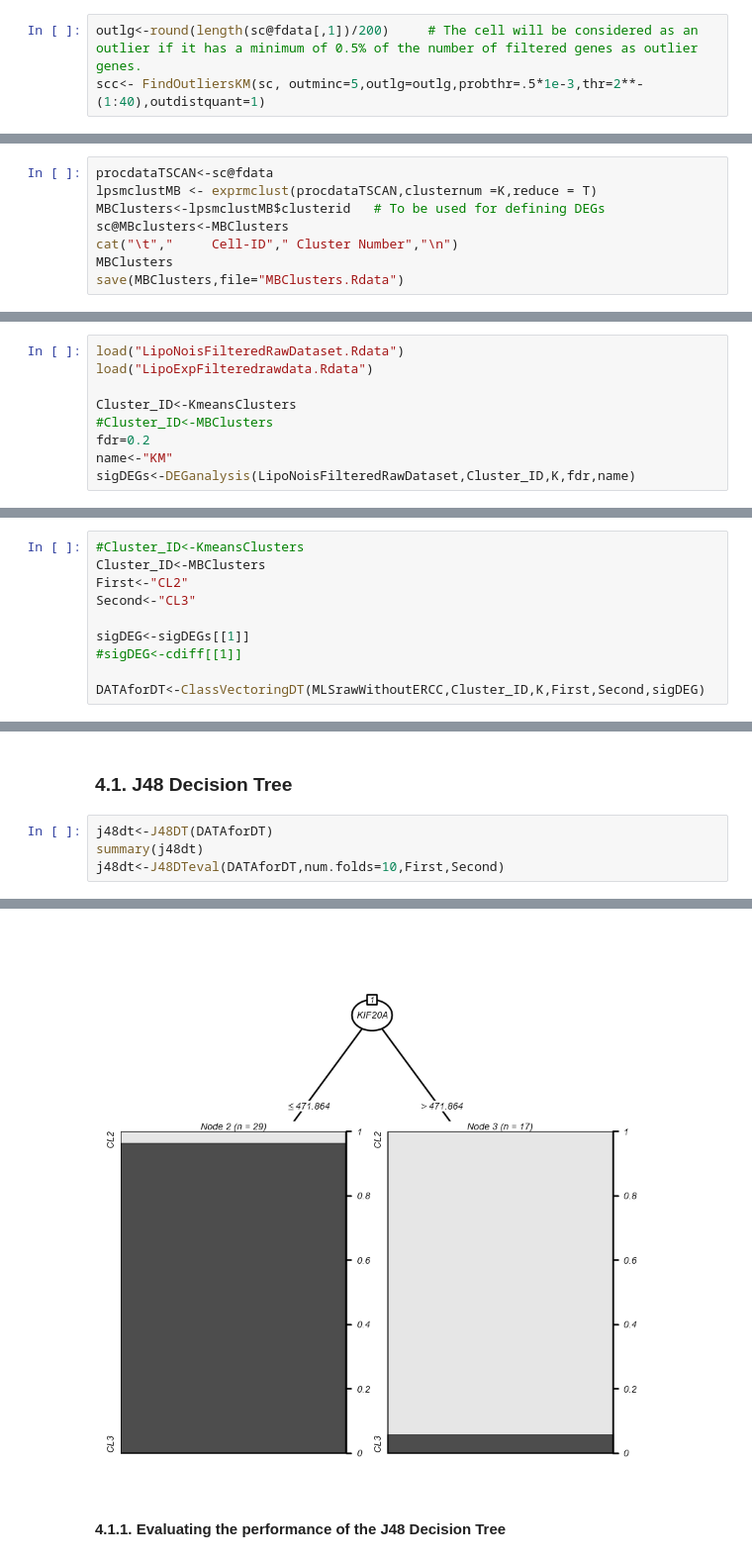
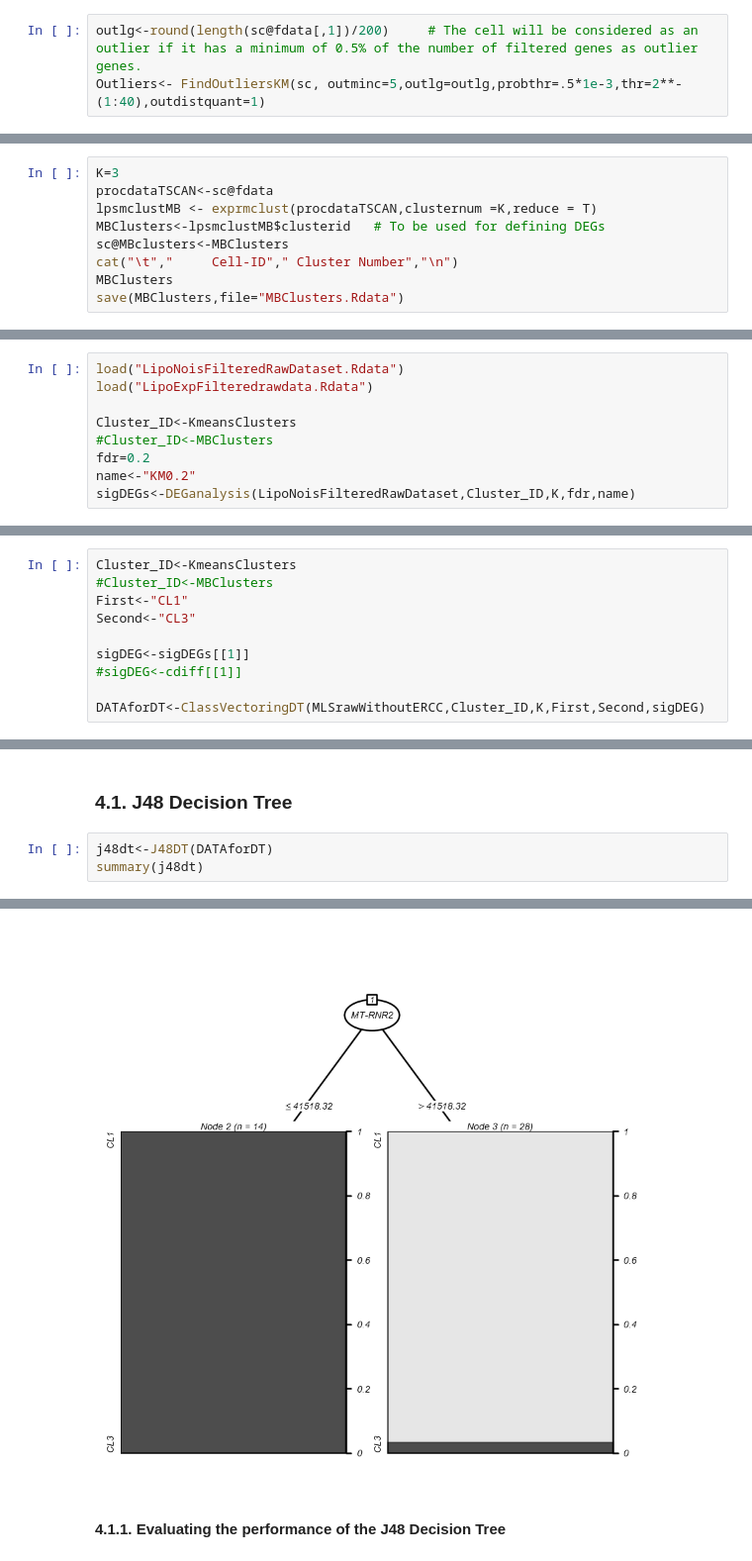
Before and after one commit to SystemsBiologist/PSCAN, a Jupyter notebook: PSCAN.test.ipynb, the cells around one changed output, grey strips where cells are left out. Shown at 99% size. Cells and saved outputs as stored; diff of their text form.

```diff
--- a/PSCAN.test.ipynb
+++ b/PSCAN.test.ipynb
@@ -305,7 +305,7 @@ plotSymbolstSNE(sc,types=sub("(\\_\\d+)$","", names(sc@ndata)))
 ### Defining outlier cells based on K-means Clustering
 # %%
 outlg<-round(length(sc@fdata[,1])/200)     # The cell will be considered as an outlier if it has a minimum of 0.5% of the number of filtered genes as outlier genes.
-scc<- FindOutliersKM(sc, outminc=5,outlg=outlg,probthr=.5*1e-3,thr=2**-(1:40),outdistquant=1)
+Outliers<- FindOutliersKM(sc, outminc=5,outlg=outlg,probthr=.5*1e-3,thr=2**-(1:40),outdistquant=1)
 # %% [output]
 The following cells are considered as outlier cells: 1 13 22
  G1_1 G1_13 G1_22
@@ -372,6 +372,7 @@ Model-based clustering assumes that the data are generated by a model and attemp
 # %% [markdown]
 #### 2.2.1. Defining the Cells in the clusters generated by model-based clustering
 # %%
+K=3
 procdataTSCAN<-sc@fdata
 lpsmclustMB <- exprmclust(procdataTSCAN,clusternum =K,reduce = T)
 MBClusters<-lpsmclustMB$clusterid   # To be used for defining DEGs
@@ -579,7 +582,7 @@ load("LipoExpFilteredrawdata.Rdata")
 Cluster_ID<-KmeansClusters
 #Cluster_ID<-MBClusters
 fdr=0.2
-name<-"KM"
+name<-"KM0.2"
 sigDEGs<-DEGanalysis(LipoNoisFilteredRawDataset,Cluster_ID,K,fdr,name)
 # %% [output]
 The dataset is ready for differential expression analysis[1] Cl3 Cl1 Cl2
@@ -671,9 +674,9 @@ There are several methods to identify biomarkers, among them are decision trees
 Decision trees are one of the most efficient classification techniques in biomarkers discovery.  Here we use it to predict the sub-population of a target cell based on transcriptomic data. Two types of decision trees can be performed: classification and regression trees (CART) and J48. The decision tree analysis is implemented over a training dataset, which consisted of the DEGs obtained by either SAMseq or the binomial differential expression. The performance of the generated trees can be evaluated for error estimation by ten-fold cross validation assessment using the "J48DTeval" and "RpartEVAL" functions.
 The decision tree analysis requires the dataset to be class vectored by applying the “ClassVectoringDT” function.
 # %%
-#Cluster_ID<-KmeansClusters
-Cluster_ID<-MBClusters
-First<-"CL2"
+Cluster_ID<-KmeansClusters
+#Cluster_ID<-MBClusters
+First<-"CL1"
 Second<-"CL3"
 
 sigDEG<-sigDEGs[[1]]
@@ -689,7 +692,6 @@ The DEGs filtered normalized dataset contains:
 # %%
 j48dt<-J48DT(DATAforDT)
 summary(j48dt)
-j48dt<-J48DTeval(DATAforDT,num.folds=10,First,Second)
 # %% [output]
 J48 pruned tree
 ------------------
@@ -738,4 +721,4 @@ J48 MCC: 0.6267748
-[figure, old version]
+[figure, new version]
 # %% [markdown]
 #### 4.1.1. Evaluating the performance of the J48 Decision Tree
 # %%
```
Also changed, not shown: parts of 16 cells of this notebook.
